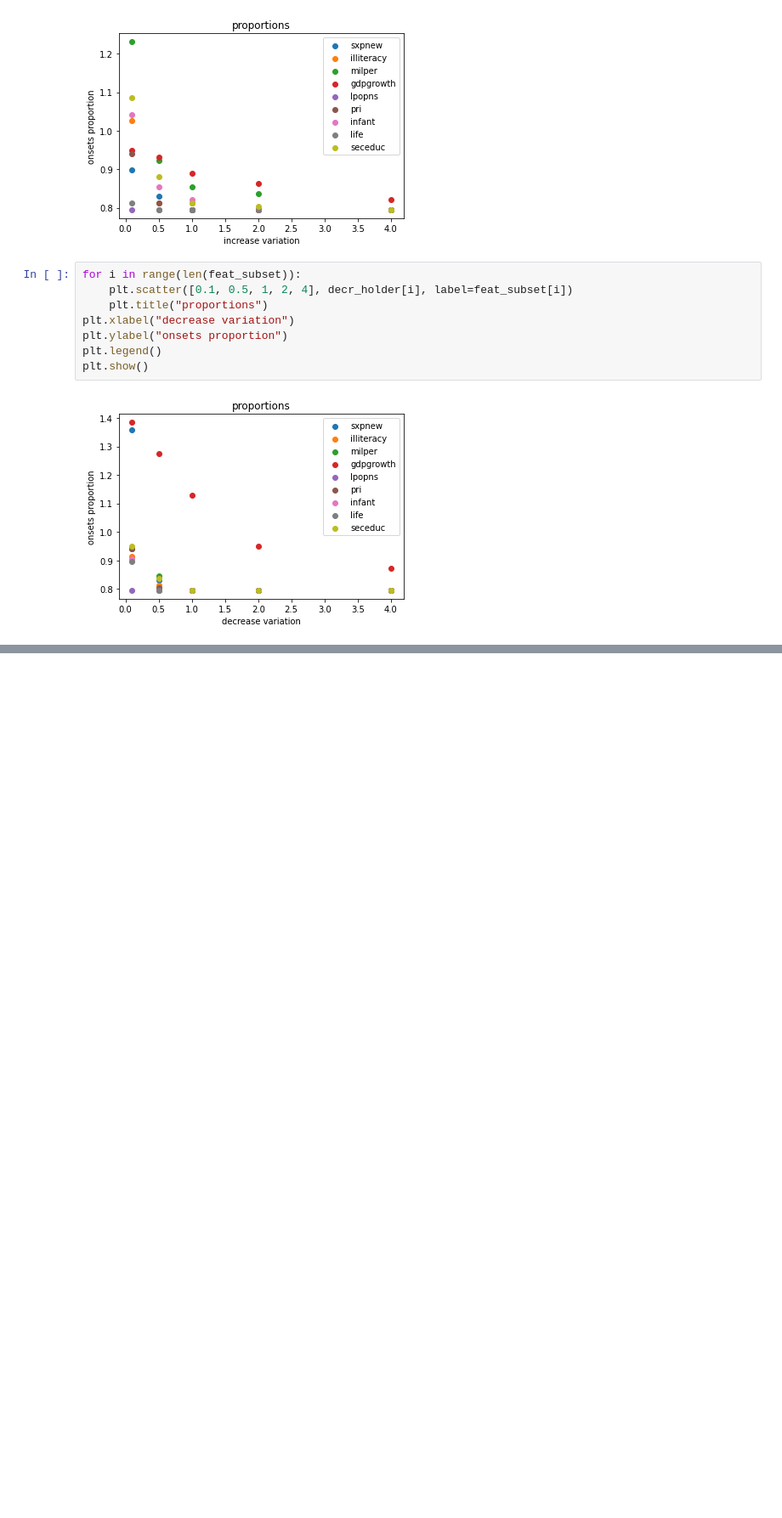
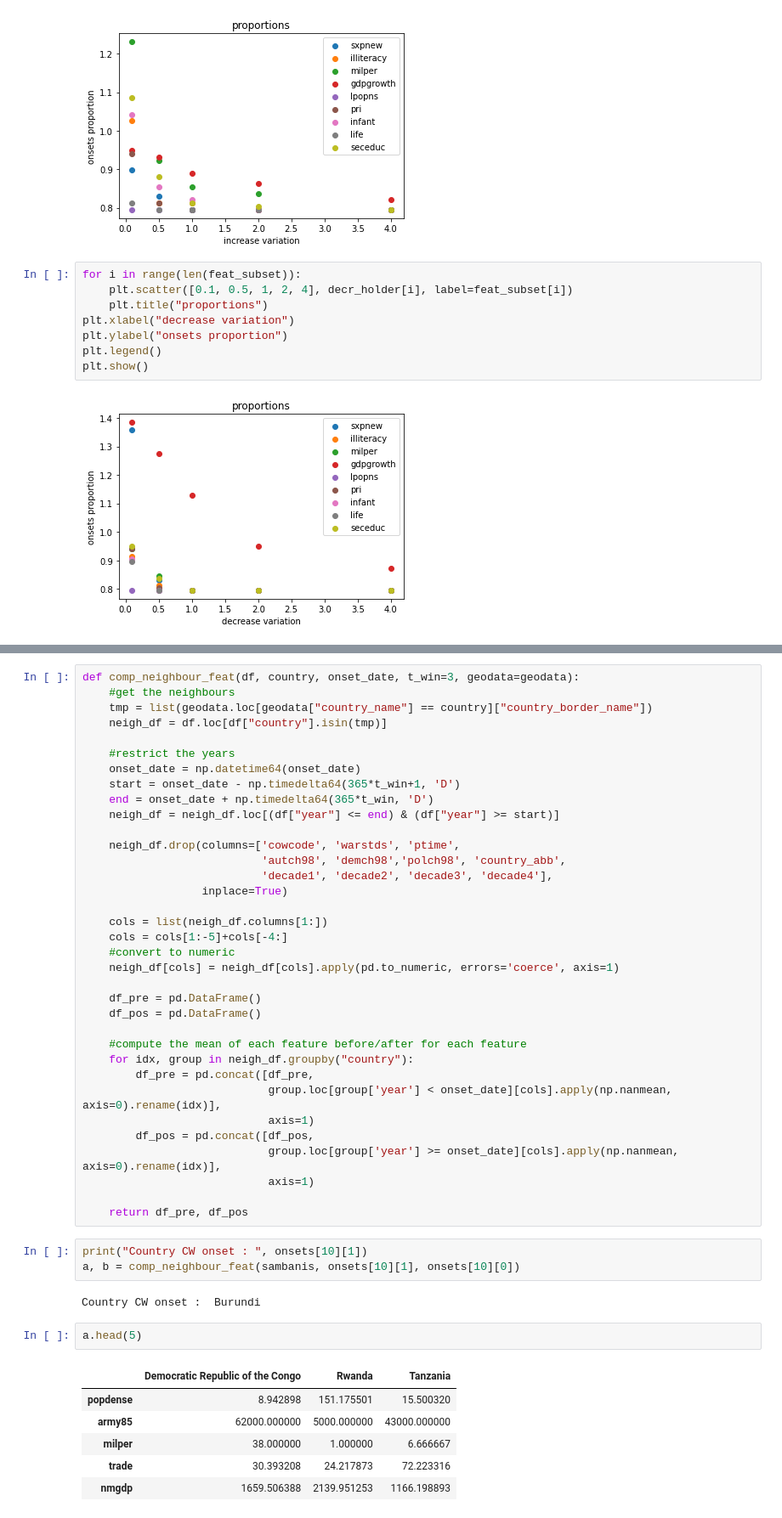
Before and after one commit to epfl-ada/ada-2020-project-milestone-p3-p3_cadastrophe, a Jupyter notebook: Data_Exploration.ipynb, the cells around one changed output, grey strips where cells are left out. Shown at 85% size. Saved outputs shown, nothing was run; the diff lists cells and outputs as text; blank space fills up the shorter version.

Commit message:
compute variation neighbouring countries

```diff
--- a/Data_Exploration.ipynb
+++ b/Data_Exploration.ipynb
@@ -828,0 +828,49 @@ after 152.6
+# %%
+def comp_neighbour_feat(df, country, onset_date, t_win=3, geodata=geodata):
+    #get the neighbours
+    tmp = list(geodata.loc[geodata["country_name"] == country]["country_border_name"])
+    neigh_df = df.loc[df["country"].isin(tmp)]
+
+    #restrict the years
+    onset_date = np.datetime64(onset_date)
+    start = onset_date - np.timedelta64(365*t_win+1, 'D')
+    end = onset_date + np.timedelta64(365*t_win, 'D')
+    neigh_df = neigh_df.loc[(df["year"] <= end) & (df["year"] >= start)]
+
+    neigh_df.drop(columns=['cowcode', 'warstds', 'ptime',
+                           'autch98', 'demch98','polch98', 'country_abb',
+                           'decade1', 'decade2', 'decade3', 'decade4'],
+                  inplace=True)
+
+    cols = list(neigh_df.columns[1:])
+    cols = cols[1:-5]+cols[-4:]
+    #convert to numeric
+    neigh_df[cols] = neigh_df[cols].apply(pd.to_numeric, errors='coerce', axis=1)
+
+    df_pre = pd.DataFrame()
+    df_pos = pd.DataFrame()
+
+    #compute the mean of each feature before/after for each feature
+    for idx, group in neigh_df.groupby("country"):
+        df_pre = pd.concat([df_pre,
+                            group.loc[group['year'] < onset_date][cols].apply(np.nanmean, axis=0).rename(idx)],
+                            axis=1)
+        df_pos = pd.concat([df_pos,
+                            group.loc[group['year'] >= onset_date][cols].apply(np.nanmean, axis=0).rename(idx)],
+                            axis=1)
+
+    return df_pre, df_pos
+# %%
+print("Country CW onset : ", onsets[10][1])
+a, b = comp_neighbour_feat(sambanis, onsets[10][1], onsets[10][0])
+# %% [output]
+Country CW onset :  Burundi
+# %%
+a.head(5)
+# %% [output]
+|  | Democratic Republic of the Congo | Rwanda | Tanzania |
+| popdense | 8.942898 | 151.175501 | 15.500320 |
+| army85 | 62000.000000 | 5000.000000 | 43000.000000 |
+| milper | 38.000000 | 1.000000 | 6.666667 |
+| trade | 30.393208 | 24.217873 | 72.223316 |
+| nmgdp | 1659.506388 | 2139.951253 | 1166.198893 |
```
Also changed, not shown: parts of 7 cells of this notebook.
